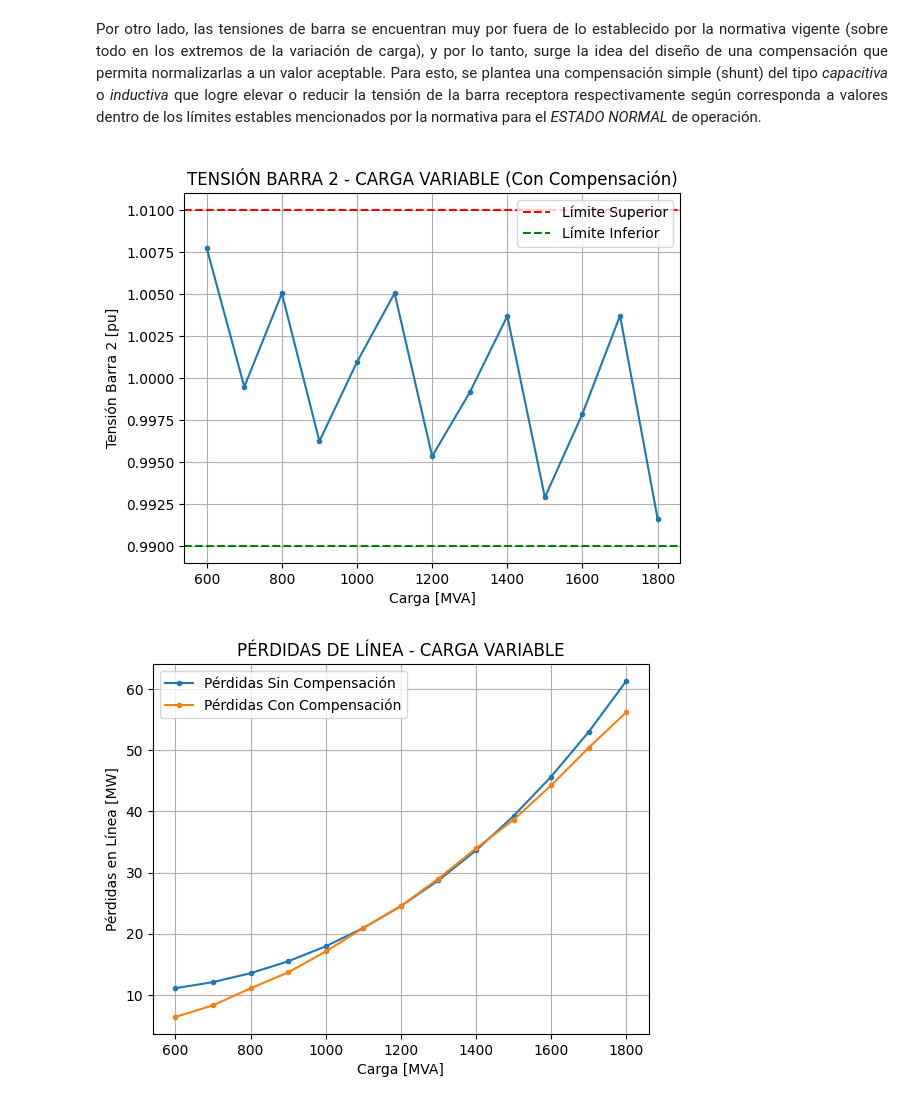
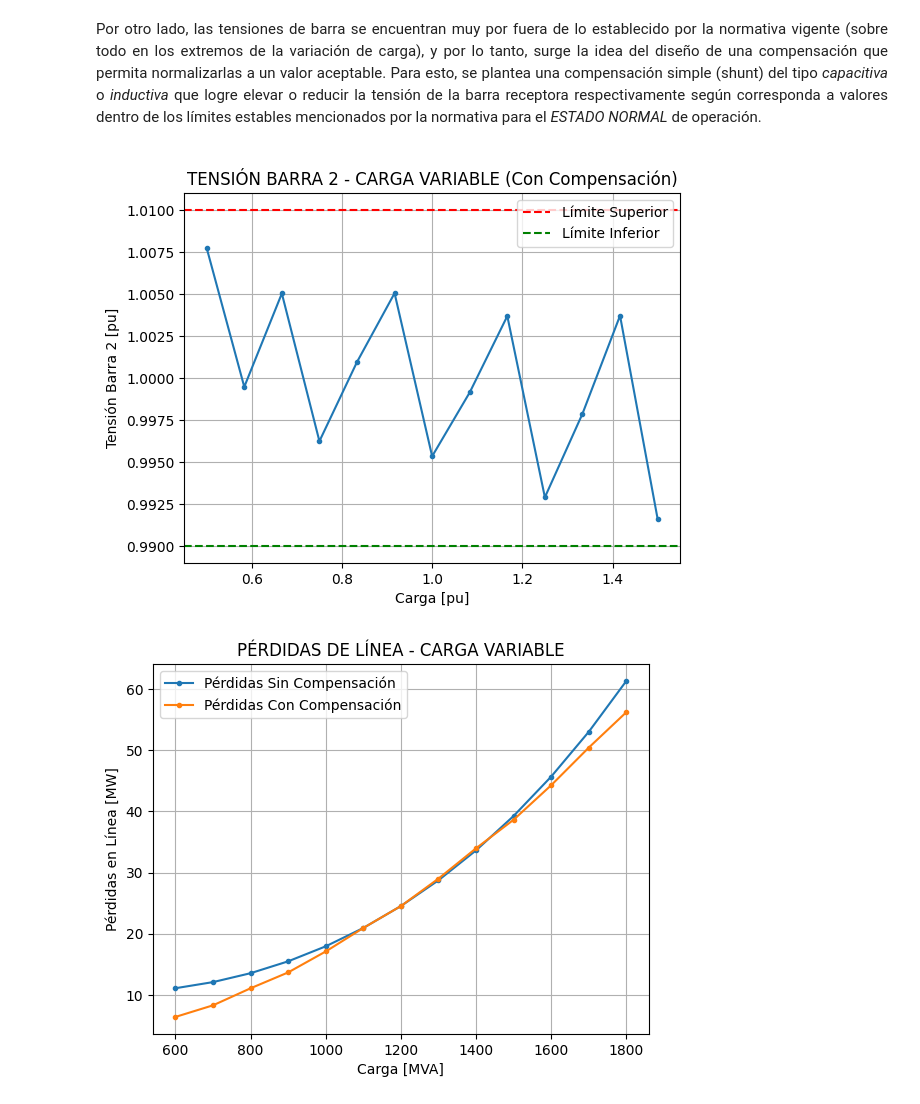
Before and after one commit to Subatchi/G5B_SEP1_S1_2024, a Jupyter notebook: TAREA I.ipynb, the cells around one changed output. Saved outputs shown, nothing was run; the diff lists cells and outputs as text; code cells hidden in the pictures.

```diff
--- a/TAREA I.ipynb
+++ b/TAREA I.ipynb
@@ -175,19 +175,20 @@ for i_c in range(600,1800+1,Paso):
         Tensiones_c.append(netc.res_bus.at[1,'vm_pu'])
         LineasP_c.append(netc.res_line.loc[0, 'pl_mw']*2)
 # %%
-#Gráficas con compensación
+#Gráficas de Tensión con compensación
+import numpy as np
 import matplotlib.pyplot as plt
-plt.plot(list(range(600,1800+1,100)), Tensiones_c, marker='.', linestyle='-')
+plt.plot(np.array(range(600, 1800 + 1, 100))/1200, Tensiones_c, marker='.', linestyle='-')
 plt.axhline(y=1.01, color='r', linestyle='--',label='Límite Superior')
 plt.axhline(y=0.99, color='g', linestyle='--',label='Límite Inferior')
-plt.xlabel('Carga [MVA]')
+plt.xlabel('Carga [pu]')
 plt.ylabel('Tensión Barra 2 [pu]')
 plt.title('TENSIÓN BARRA 2 - CARGA VARIABLE (Con Compensación)')
 plt.grid(True)
 plt.legend()
 plt.show()
 # %% [output]
-[figure, old version]
+[figure, new version]
 # %%
 #C) PÉRDIDAS EN LA LÍNEA PARA EL RANGO DE POTENCIA DEMANDADA
 import matplotlib.pyplot as plt
```
